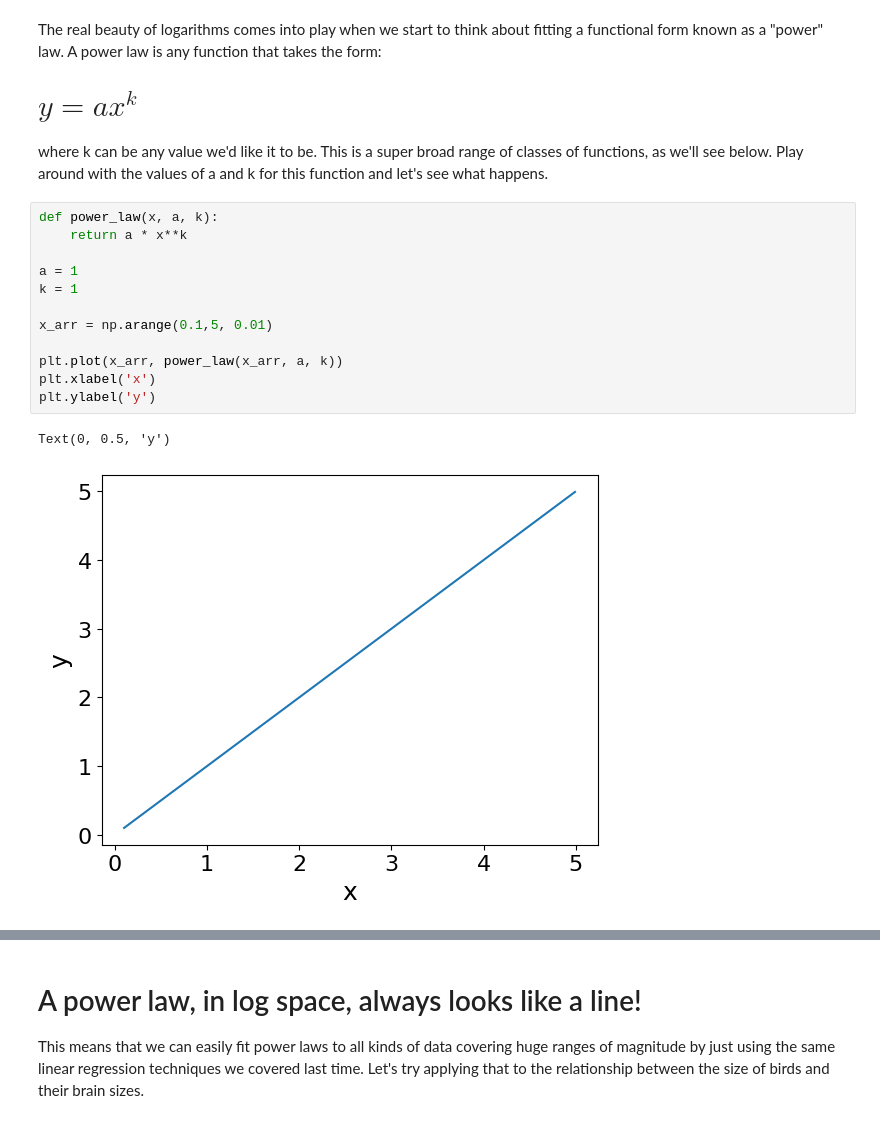
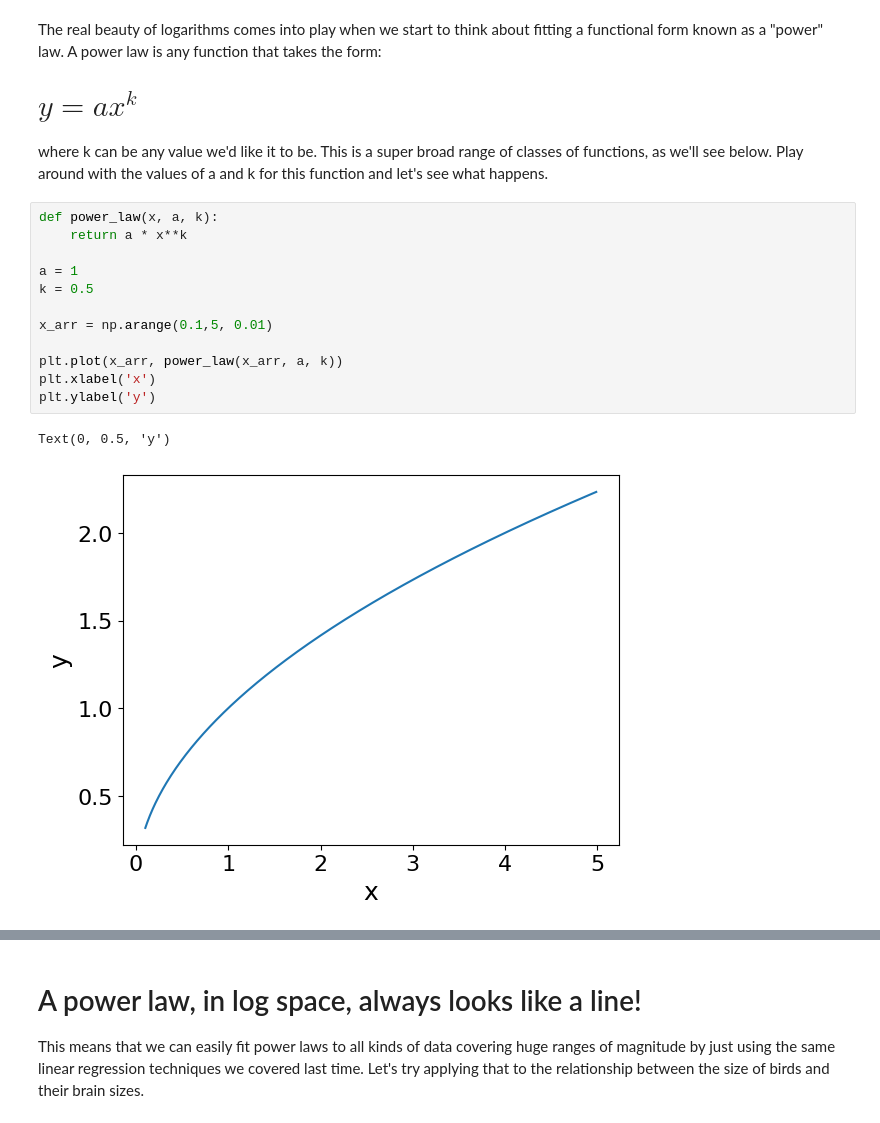
Before and after one commit to walipalmer/CFR-2024, a Jupyter notebook: module_stats/statistics5.ipynb, the cells around one changed output, grey strips where cells are left out. Cells and saved outputs as stored; diff of their text form.

```diff
--- a/module_stats/statistics5.ipynb
+++ b/module_stats/statistics5.ipynb
@@ -283,18 +288,18 @@ where k can be any value we'd like it to be. This is a super broad range of clas
 # %%
 def power_law(x, a, k):
     return a * x**k
 
 a = 1
-k = 1
+k = 0.5
 
 x_arr = np.arange(0.1,5, 0.01)
 
 plt.plot(x_arr, power_law(x_arr, a, k))
 plt.xlabel('x')
 plt.ylabel('y')
 # %% [output]
 Text(0, 0.5, 'y')
-[figure, old version]
+[figure, new version]
 # %% [markdown]
 As you can see, there are all kinds of shapes that this function can take. But let's take the logarithm of both sides, so that our function is instead plotted as x versus y:
 
```
Also changed, not shown: parts of 10 cells of this notebook, 1 other file.
